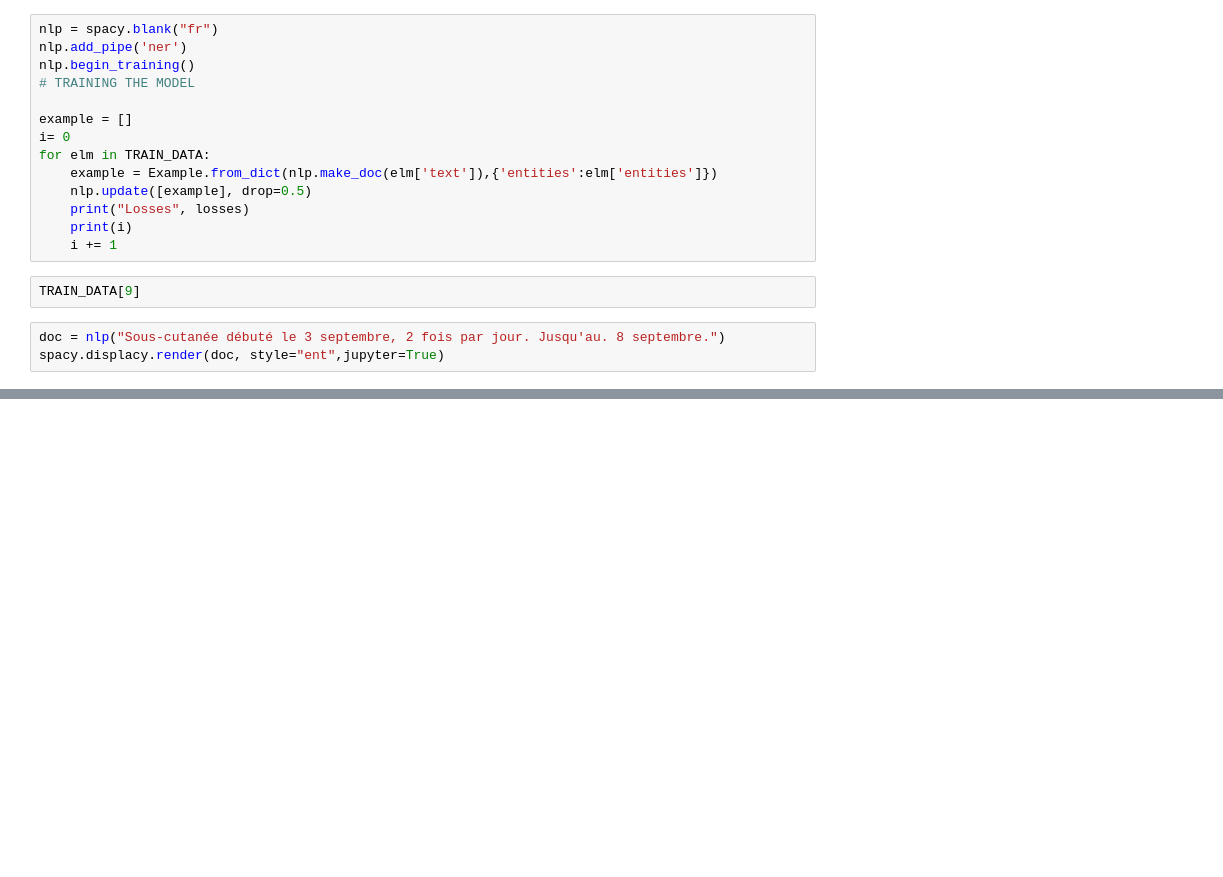
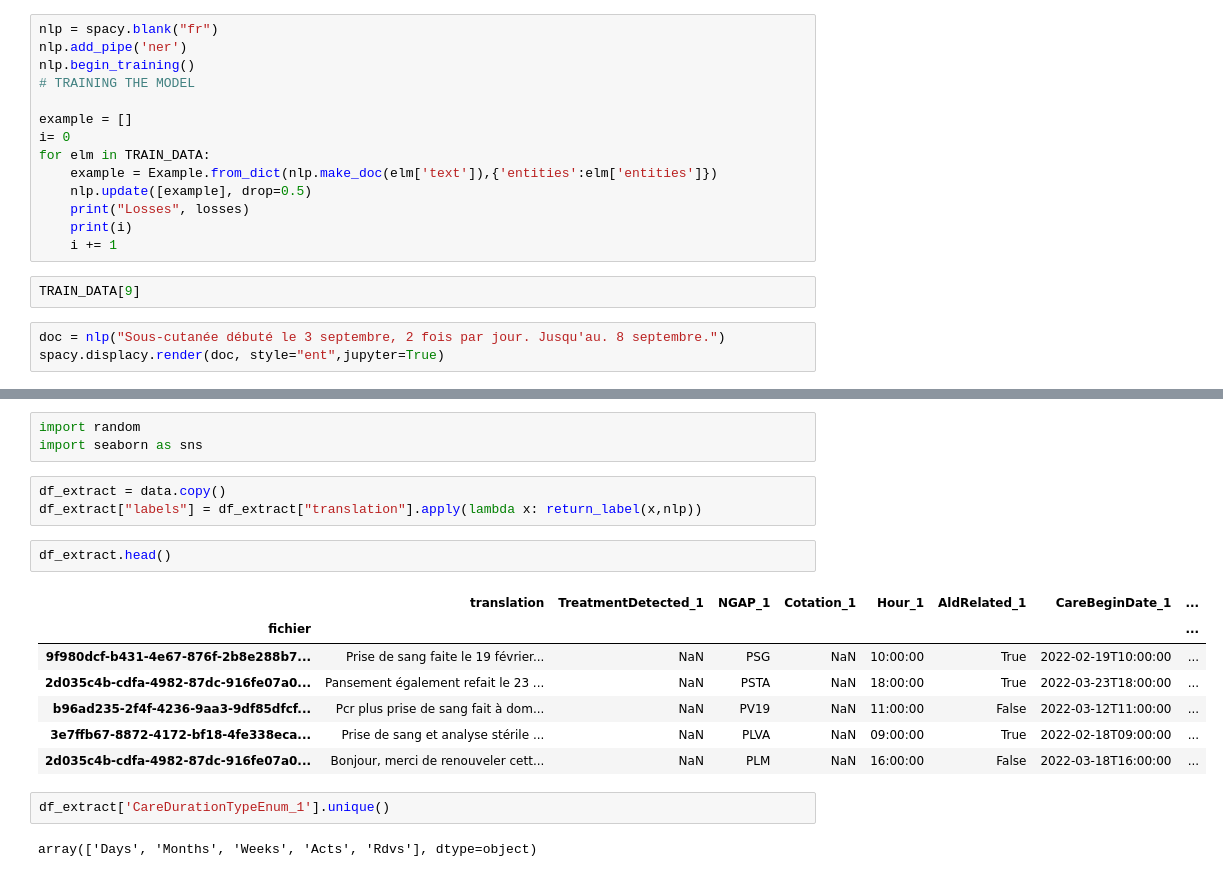
Before and after one commit to GeoffroyGit/ephesus, a Jupyter notebook: notebooks/Test_code_spacy.ipynb, the cells around one changed output, grey strips where cells are left out. Drawn from its saved outputs; the diff is of its cells as text; blank space fills up the shorter version.

```diff
--- a/notebooks/Test_code_spacy.ipynb
+++ b/notebooks/Test_code_spacy.ipynb
@@ -167,0 +183,20 @@ spacy.displacy.render(doc, style="ent",jupyter=True)
+# %%
+import random
+import seaborn as sns
+# %%
+df_extract = data.copy()
+df_extract["labels"] = df_extract["translation"].apply(lambda x: return_label(x,nlp))
+# %%
+df_extract.head()
+# %% [output]
+|  | translation | TreatmentDetected_1 | NGAP_1 | Cotation_1 | Hour_1 | AldRelated_1 | CareBeginDate_1 | ... |
+| fichier |  |  |  |  |  |  |  | ... |
+| 9f980dcf-b431-4e67-876f-2b8e288b7... | Prise de sang faite le 19 février... | NaN | PSG | NaN | 10:00:00 | True | 2022-02-19T10:00:00 | ... |
+| 2d035c4b-cdfa-4982-87dc-916fe07a0... | Pansement également refait le 23 ... | NaN | PSTA | NaN | 18:00:00 | True | 2022-03-23T18:00:00 | ... |
+| b96ad235-2f4f-4236-9aa3-9df85dfcf... | Pcr plus prise de sang fait à dom... | NaN | PV19 | NaN | 11:00:00 | False | 2022-03-12T11:00:00 | ... |
+| 3e7ffb67-8872-4172-bf18-4fe338eca... | Prise de sang et analyse stérile ... | NaN | PLVA | NaN | 09:00:00 | True | 2022-02-18T09:00:00 | ... |
+| 2d035c4b-cdfa-4982-87dc-916fe07a0... | Bonjour, merci de renouveler cett... | NaN | PLM | NaN | 16:00:00 | False | 2022-03-18T16:00:00 | ... |
+# %%
+df_extract['CareDurationTypeEnum_1'].unique()
+# %% [output]
+array(['Days', 'Months', 'Weeks', 'Acts', 'Rdvs'], dtype=object)
```
Also changed, not shown: parts of 29 cells of this notebook.
